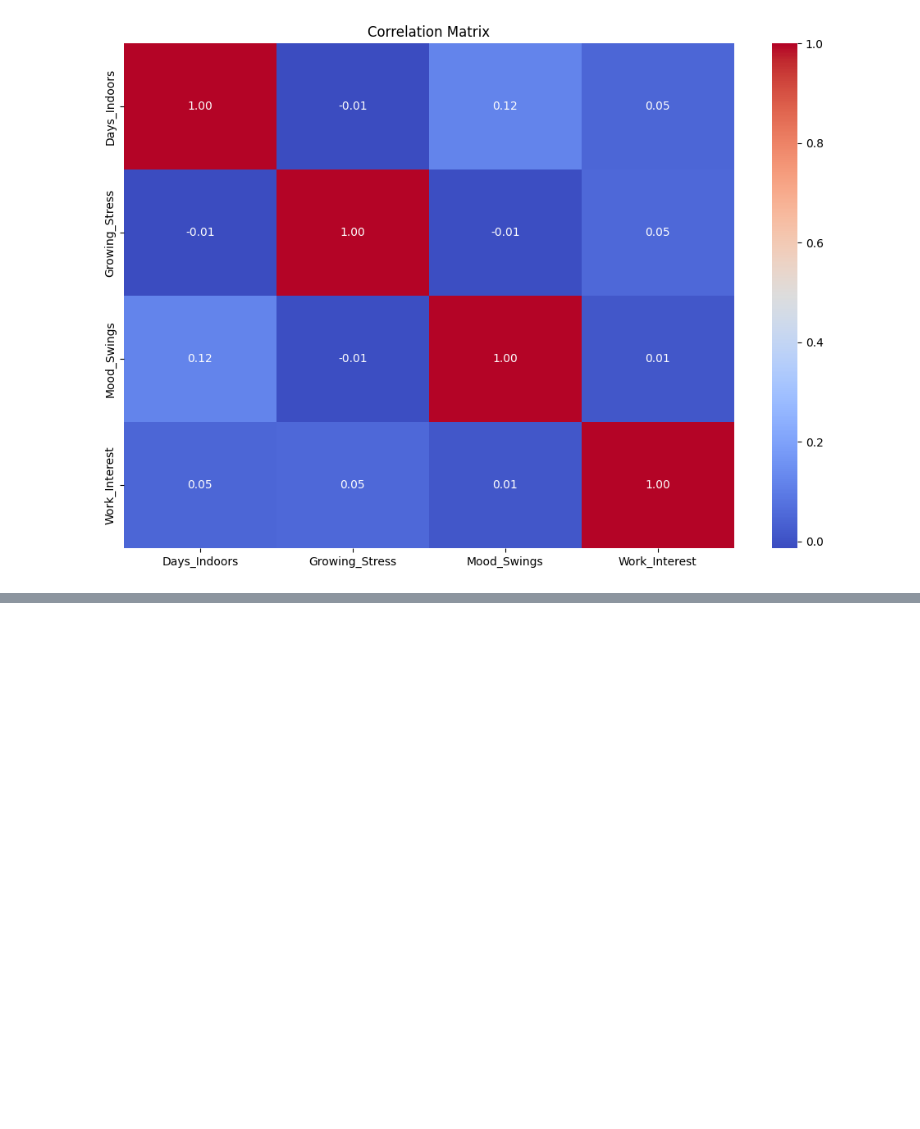
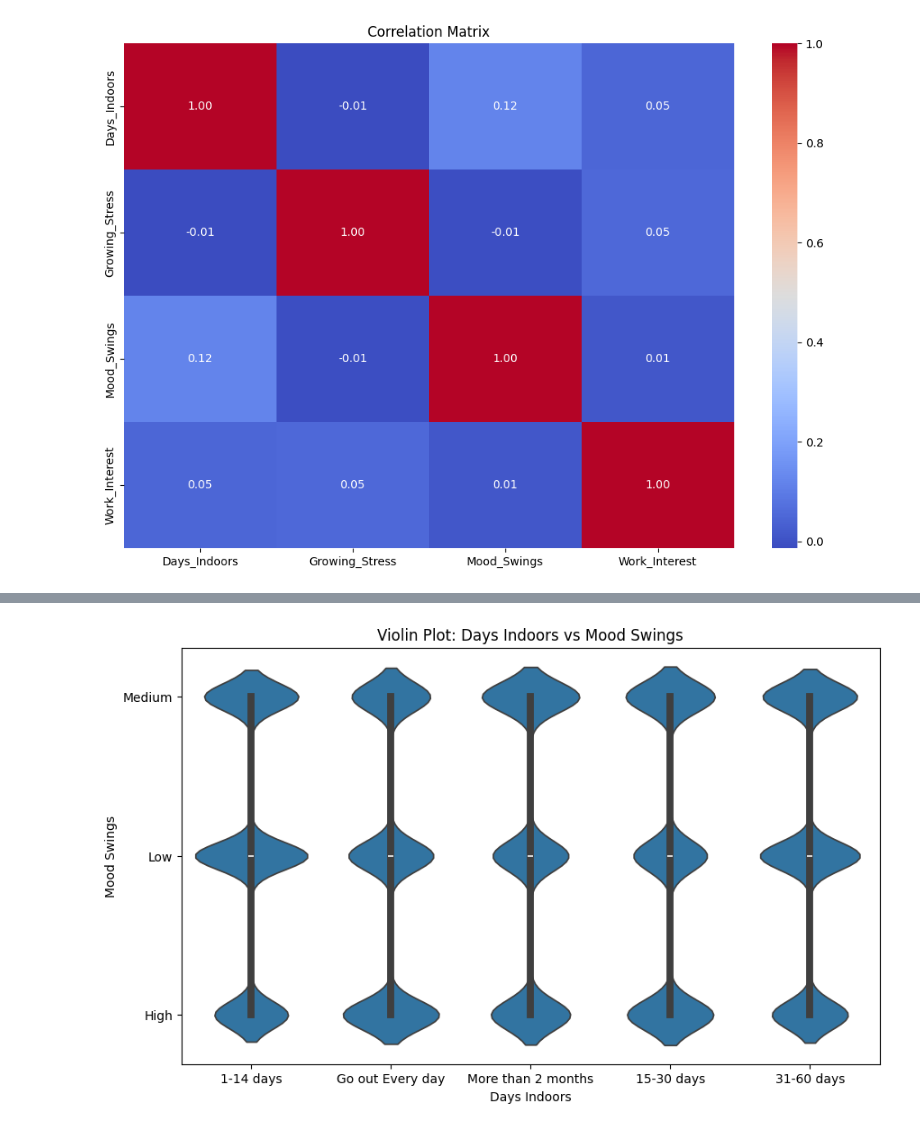
Before and after one commit to JuanAmpuero06/Es_salud_mental, a Jupyter notebook: notebooks/data-exploration.ipynb, the cells around one changed output, grey strips where cells are left out. Saved outputs shown, nothing was run; the diff lists cells and outputs as text; code cells hidden in the pictures; blank space fills up the shorter version.

```diff
--- a/notebooks/data-exploration.ipynb
+++ b/notebooks/data-exploration.ipynb
@@ -113,0 +160,10 @@ plt.show()
+# %%
+# El gráfico te permite visualizar rápidamente si hay una relación notable entre Days_Indoors y Mood_Swings, y cómo se distribuyen los diferentes
+# niveles de oscilaciones de humor dentro de cada categoría de días pasados en interiores.
+plt.figure(figsize=(10, 6))
+sns.violinplot(x='Days_Indoors', y='Mood_Swings', data=df)
+plt.title('Violin Plot: Days Indoors vs Mood Swings')
+plt.xlabel('Days Indoors')
+plt.ylabel('Mood Swings')
+plt.show()
+# %% [output]
@@ -113,0 +171 @@ plt.show()
+[figure, added]
```
Also changed, not shown: parts of 5 cells of this notebook.
